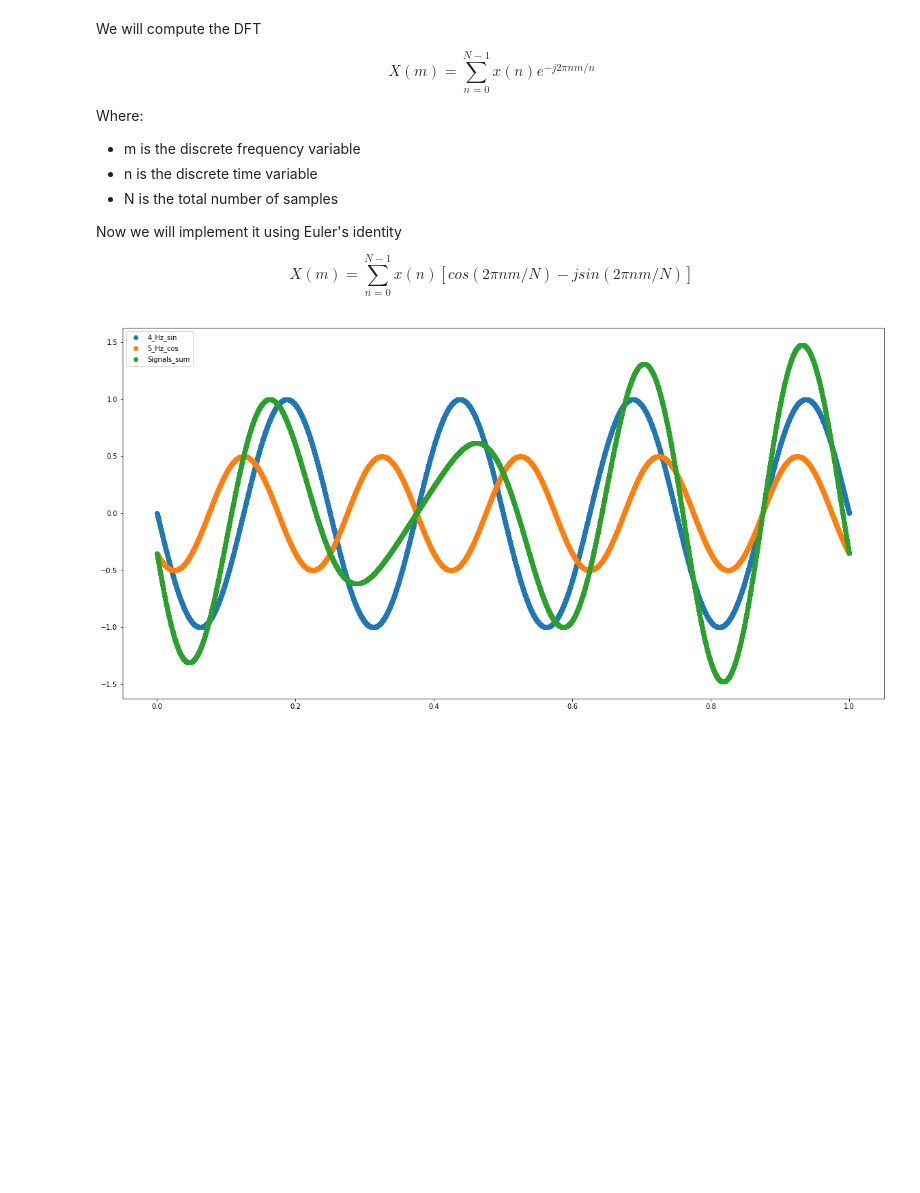
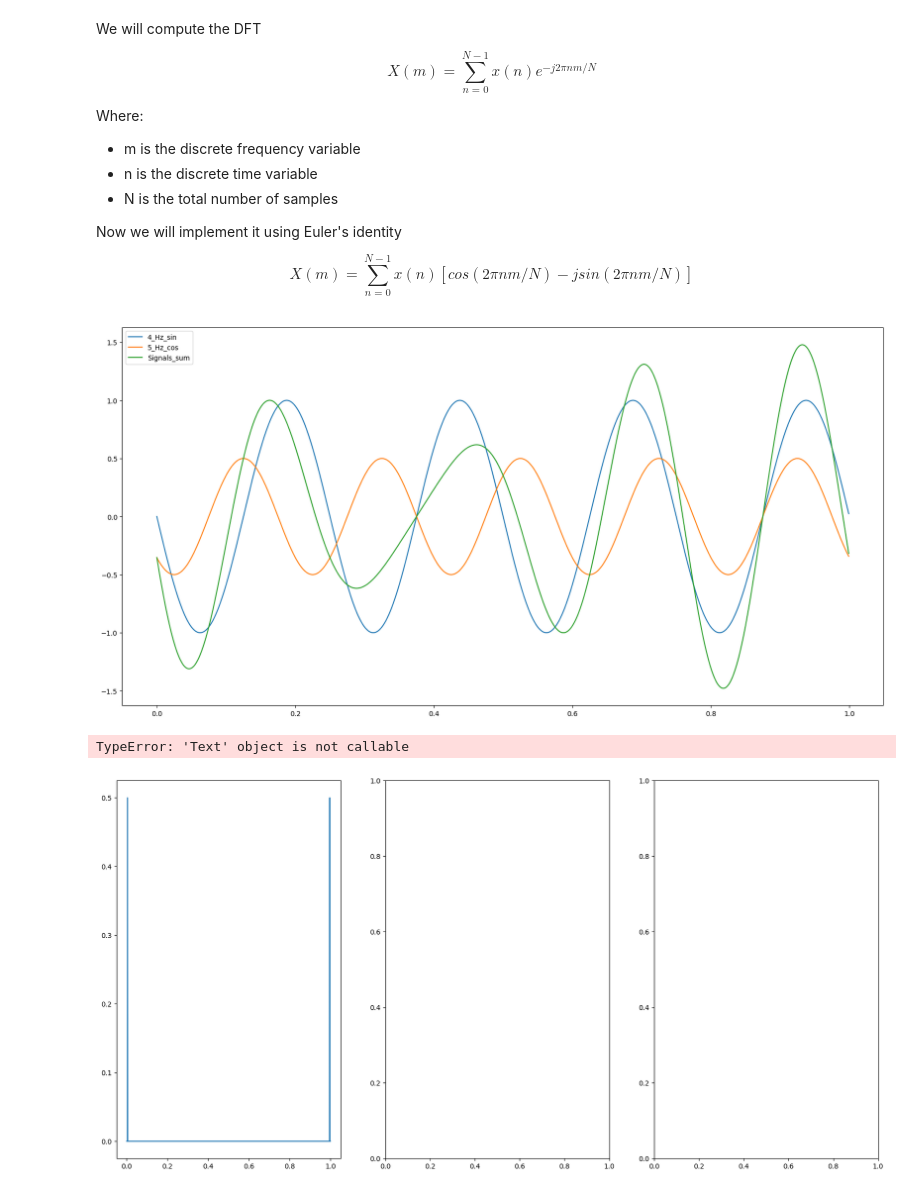
Before and after one commit to Esteb37/te2004b, a Jupyter notebook: Jupyter/DFT.ipynb, the cells around one changed output. Saved outputs shown, nothing was run; the diff lists cells and outputs as text; code cells hidden in the pictures; blank space fills up the shorter version.

Commit message:
Add generate_DFT and plot_DFT

```diff
--- a/Jupyter/DFT.ipynb
+++ b/Jupyter/DFT.ipynb
@@ -1,7 +1,7 @@
 # %% [markdown]
 We will compute the DFT
 
-$$ X(m) = \sum_{n=0}^{N-1} x(n)e^{-j2\pi nm/n}$$
+$$ X(m) = \sum_{n=0}^{N-1} x(n)e^{-j2\pi nm/N}$$
 
 Where:
 * m is the discrete frequency variable
@@ -13,13 +13,13 @@ Now we will implement it using Euler's identity
 $$ X(m) = \sum_{n=0}^{N-1}x(n)\left[cos(2\pi nm/N) -jsin(2\pi nm/N)\right] $$
 # %%
 import numpy as np
-np.set_printoptions(precision=4, suppress = True) # Suppress scientific notation
+np.set_printoptions(precision=4)
 from numpy import pi,sin,cos
 import matplotlib.pyplot as plt
 
 
 class Sinusoidals:
-    def __init__(self, fs = 10000, total_time = 1, compute_sum = True, **kwargs):
+    def __init__(self, fs = 1000, total_time = 1, compute_sum = True, **kwargs):
 
         '''
         	kwargs : Dictionary  with sinusoidal parameters, (A, freq, phi, sin or cos)
@@ -34,12 +34,15 @@ class Sinusoidals:
 
         self.compute_sum = compute_sum
         self.sinusoidals = {}
+        self.dft = {}
 
         self.gen_sinusoidals()
+        self.gen_DFT();
 
 
     def __call__(self):
         self.plot_signals()
+        self.plot_DFT()
 
     def gen_sinusoidals(self):
         if self.signals:
@@ -47,38 +50,72 @@ class Sinusoidals:
             total_signals = len(self.signals)
             for A, freq, phi, sinu in self.signals.values():
                 self.sinusoidals[str(freq)+'_Hz_'+sinu] = A*function[sinu](2*pi*freq*self.ts*self.N + phi)
+
 
             if self.compute_sum:
                 self.sinusoidals['Signals_sum'] = sum(self.sinusoidals.values())
 
             return self.sinusoidals
 
         else:
             print("There are no signals to generate.")
 
     def plot_signals(self):
         if self.signals:
             total_sinusoidals = len(self.sinusoidals)
             _, ax = plt.subplots(figsize = (20,10))
             for key, value in self.sinusoidals.items():
-                ax.plot(self.N*self.ts, value, 'o', label = key)
+                ax.plot(self.N*self.ts, value, '-', label = key)
 
             ax.legend()
             plt.show()
 
 
         else:
             print("There are no signals to plot.")
 
-    def DFT(self, signal):
+    def gen_DFT(self):
         '''
         	Magnitude and phase of all sinusoidals
         '''
-        pass
+        arg = 2*pi*self.N/self.total_samples
+
+        for key, value in self.sinusoidals.items():
+            Xm = np.array([
+                sum(value*(cos(m*arg) + 1j*sin(m*arg)))
+                for m in range(self.total_samples)])
+
+            amp = np.sqrt(np.real(Xm)**2+np.imag(Xm)**2)/self.total_samples
+            phase = np.arctan2(np.imag(Xm), np.real(Xm))
+
+            self.dft[key] = {"amp": amp, "phase": phase}
+
+        return self.dft
+
+    def plot_DFT(self):
+        if self.signals:
+            total_sinusoidals = len(self.sinusoidals)
+
+            rs = int((total_sinusoidals-1)/3+1)
+
+            _, ax = plt.subplots(rs, 3, figsize=(20, 10))
+            for i, (key, value) in enumerate(self.dft.items()):
+                ax[i].plot(self.N*self.ts, value["amp"], '-', label=key)
+                ax[i].set_title(key)
+
+            _, ax = plt.subplots(rs, 3, figsize=(20, 10))
+            for i, (key, value) in enumerate(self.dft.items()):
+                ax[i].plot(self.N*self.ts, value["phase"], '-', label=key)
+                ax[i].set_title(key)
+
+            plt.show()
 
 
-signal_1 = Sinusoidals(**{'y1':(1,4,pi,'sin'), 'y2':(0.5,5,3/4*pi,'cos')})
+signal_1 = Sinusoidals(
+    **{'y1': (1, 4, pi, 'sin'), 'y2': (0.5, 5, 3/4*pi, 'cos')})
 
 signal_1()
 # %% [output]
-[figure, old version]
+[figure, new version]
+TypeError: 'Text' object is not callable
+[figure, added]
```
Also changed, not shown: 1 other file.
